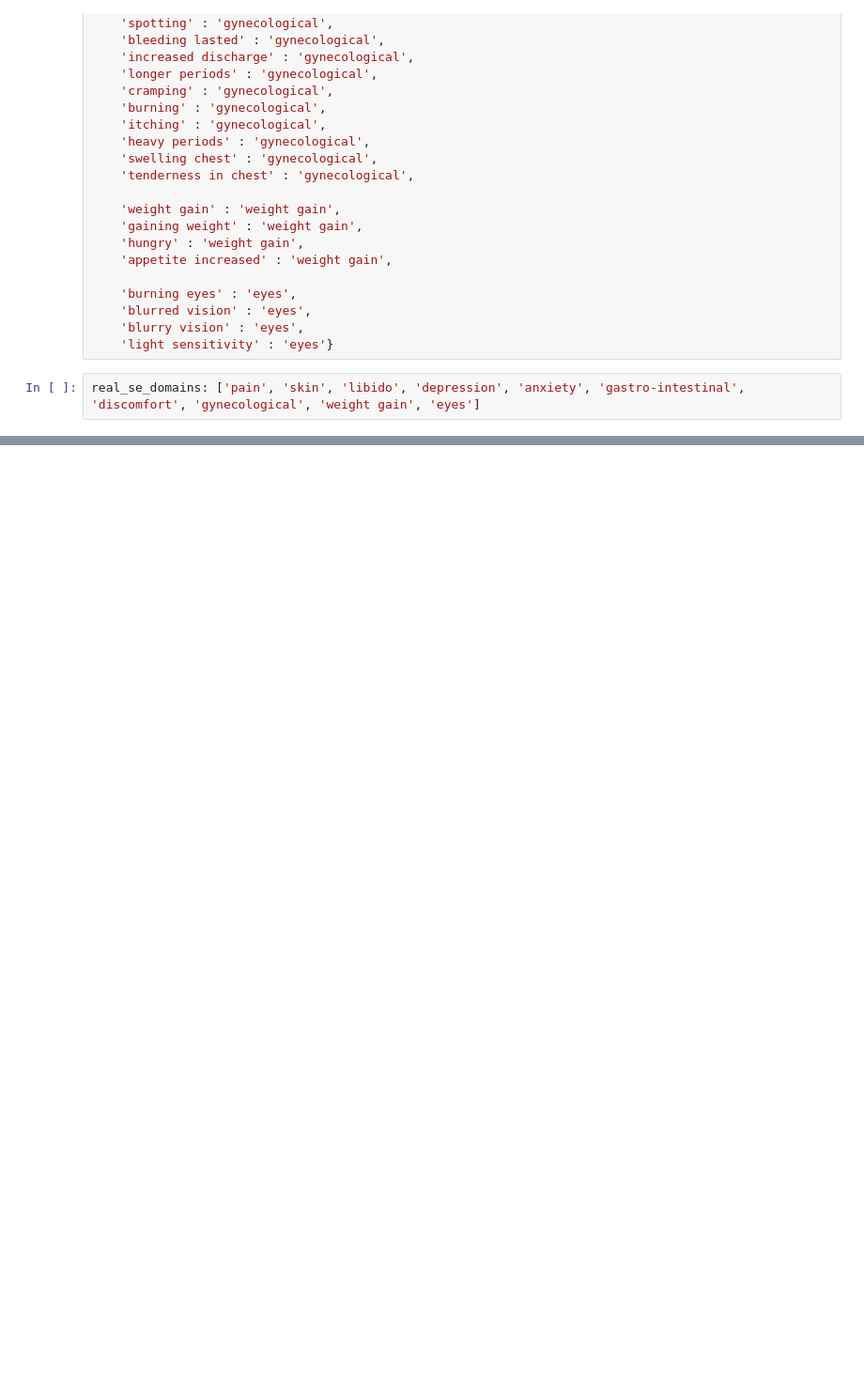
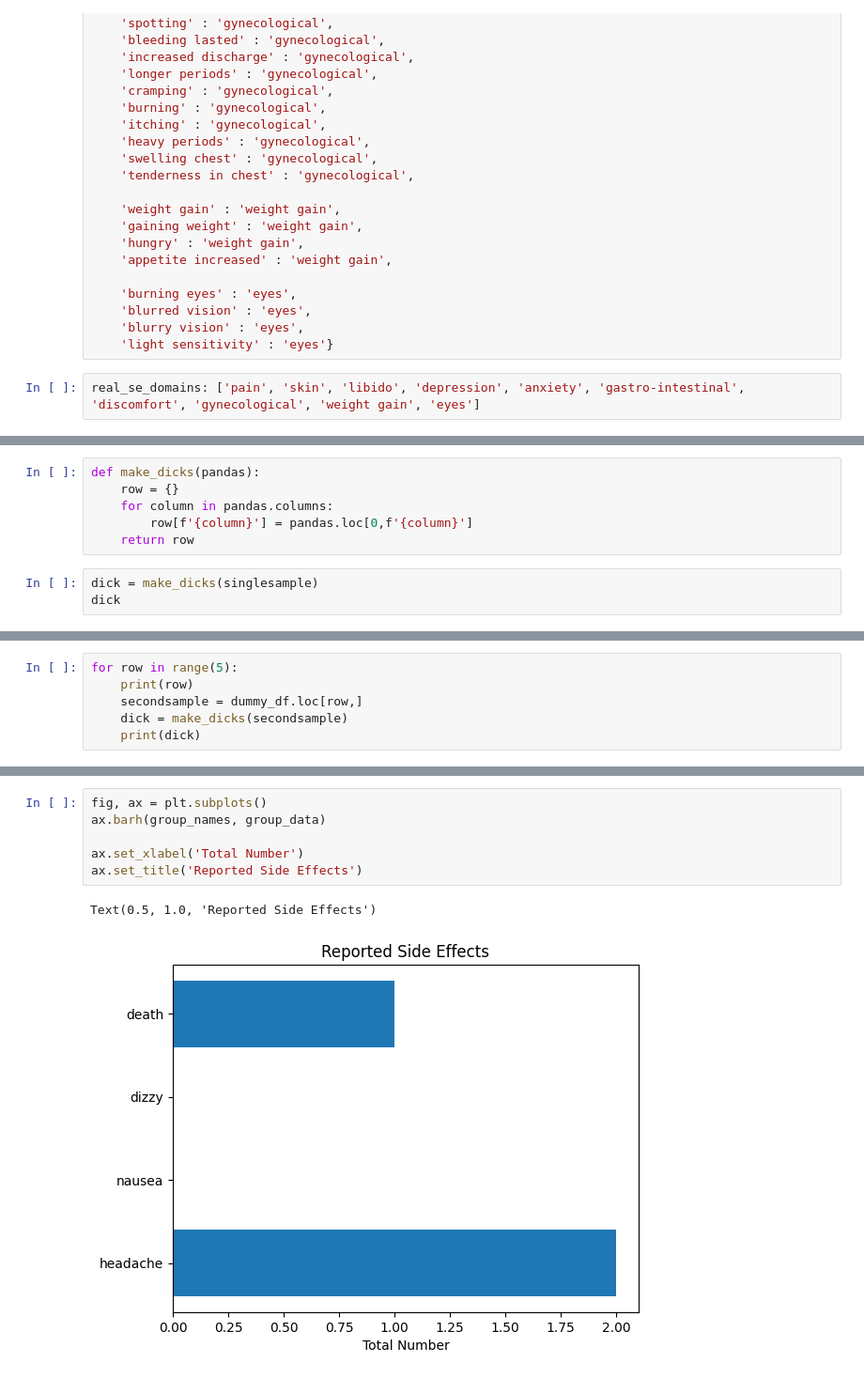
Before and after one commit to hendahmke/adverse_drug_reactions, a Jupyter notebook: notebooks/henni_dictionary_sideeffects.ipynb, the cells around one changed output, grey strips where cells are left out. Shown: that part at 94% size. Cells and saved outputs as stored; diff of their text form; blank space fills up the shorter version.

```diff
--- a/notebooks/henni_dictionary_sideeffects.ipynb
+++ b/notebooks/henni_dictionary_sideeffects.ipynb
@@ -293,0 +335,9 @@ real_se_domains: ['pain', 'skin', 'libido', 'depression', 'anxiety', 'gastro-int
+# %%
+def make_dicks(pandas):
+    row = {}
+    for column in pandas.columns:
+        row[f'{column}'] = pandas.loc[0,f'{column}']
+    return row
+# %%
+dick = make_dicks(singlesample)
+dick
@@ -293,0 +364,6 @@ real_se_domains: ['pain', 'skin', 'libido', 'depression', 'anxiety', 'gastro-int
+# %%
+for row in range(5):
+    print(row)
+    secondsample = dummy_df.loc[row,]
+    dick = make_dicks(secondsample)
+    print(dick)
@@ -293,0 +454,9 @@ real_se_domains: ['pain', 'skin', 'libido', 'depression', 'anxiety', 'gastro-int
+# %%
+fig, ax = plt.subplots()
+ax.barh(group_names, group_data)
+
+ax.set_xlabel('Total Number')
+ax.set_title('Reported Side Effects')
+# %% [output]
+Text(0.5, 1.0, 'Reported Side Effects')
+[figure, added]
```
Also changed, not shown: parts of 22 cells of this notebook, 2 other files.
